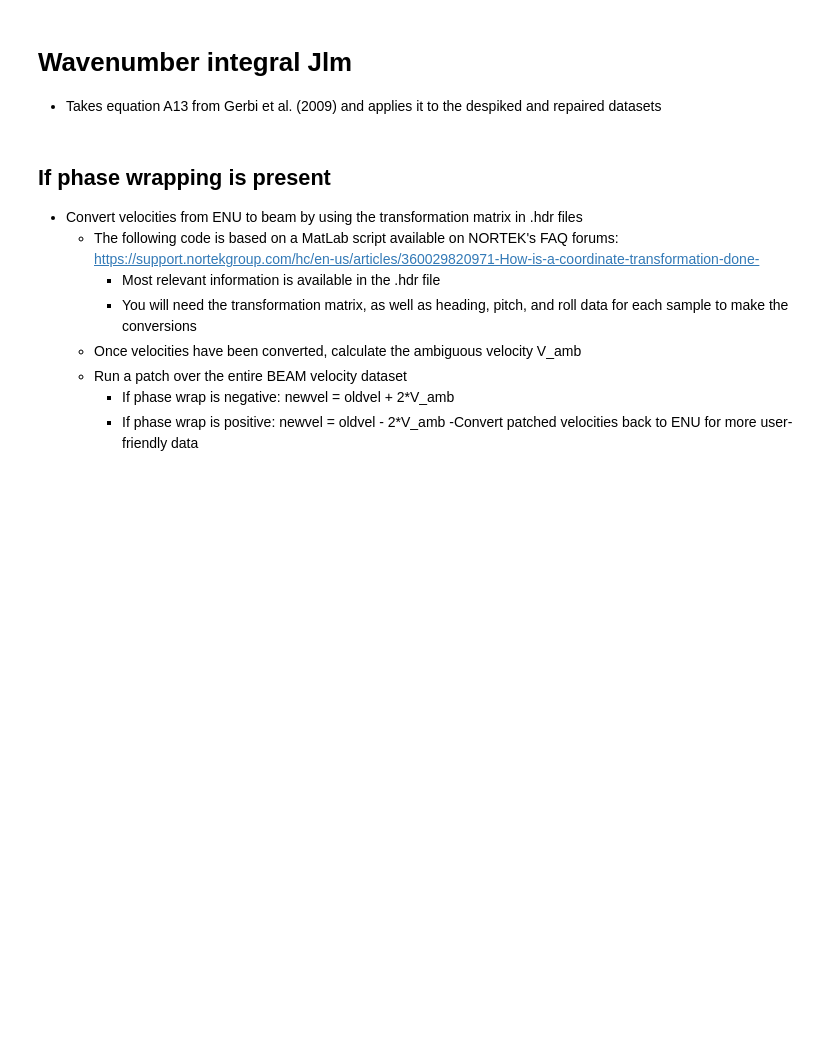
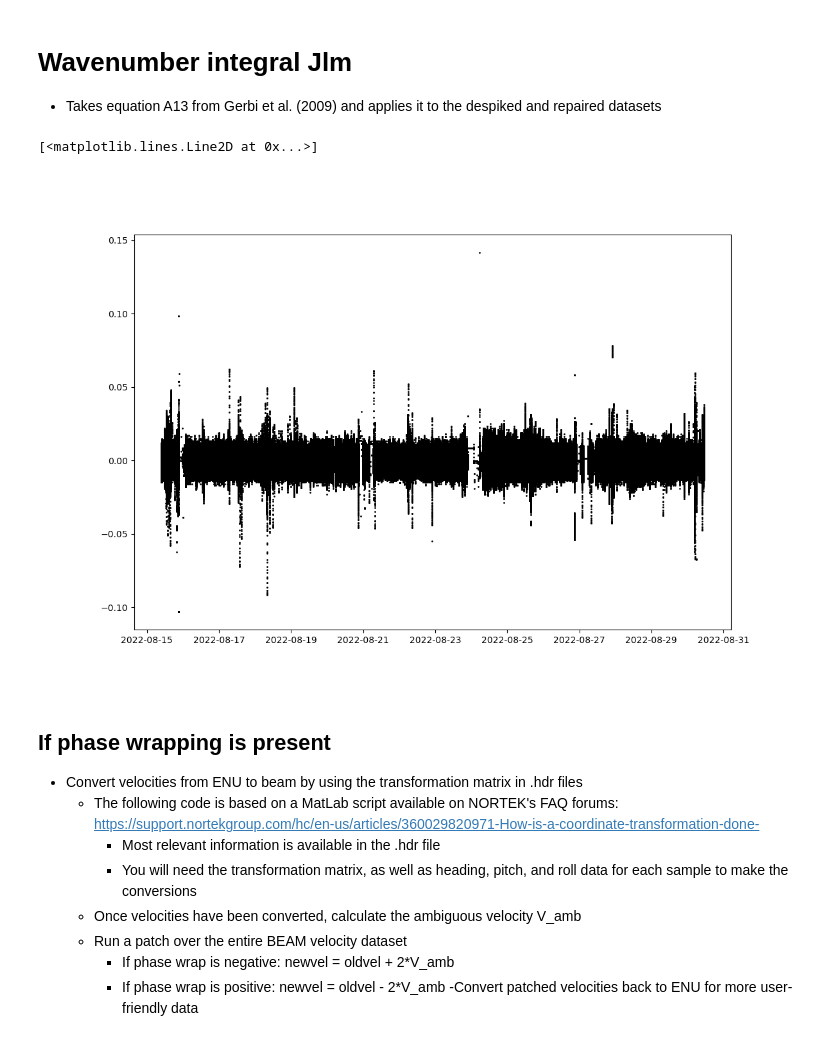
Before and after one commit to lagrady/Kelp-Forest-Hydrodynamics, a Jupyter notebook: notebooks/ADV_data.ipynb, the cells around one changed output. Cells and saved outputs as stored; diff of their text form; code cells hidden in the pictures; blank space fills up the shorter version.

```diff
--- a/notebooks/ADV_data.ipynb
+++ b/notebooks/ADV_data.ipynb
@@ -294,3 +190,14 @@ adv2IntAvg['J33'] = (['burst'], pd.read_csv('ADV/Jlm2IntAvg.csv').J_33)
+# %%
+adv1Final = xr.open_dataset('ADV/adv1_final.nc')
+adv2Final = xr.open_dataset('ADV/adv2_final.nc')
+# %%
+plt.figure(figsize=(12,8))
+#plt.plot(adv1Raw_filt.time,adv1Raw_filt, '.k', ms = 2)
+plt.plot(adv2Final.time,adv2Final.Up, '.k', ms = 2)
+#plt.plot(adv1Despiked.time,adv1Despiked.Up, '.r', ms = 1)
+# %% [output]
+[<matplotlib.lines.Line2D at 0x...>]
+[figure, added]
 # %% [markdown]
 ## If phase wrapping is present
 - Convert velocities from ENU to beam by using the transformation matrix in .hdr files
```
Also changed, not shown: parts of 27 cells of this notebook, 4 other files.
